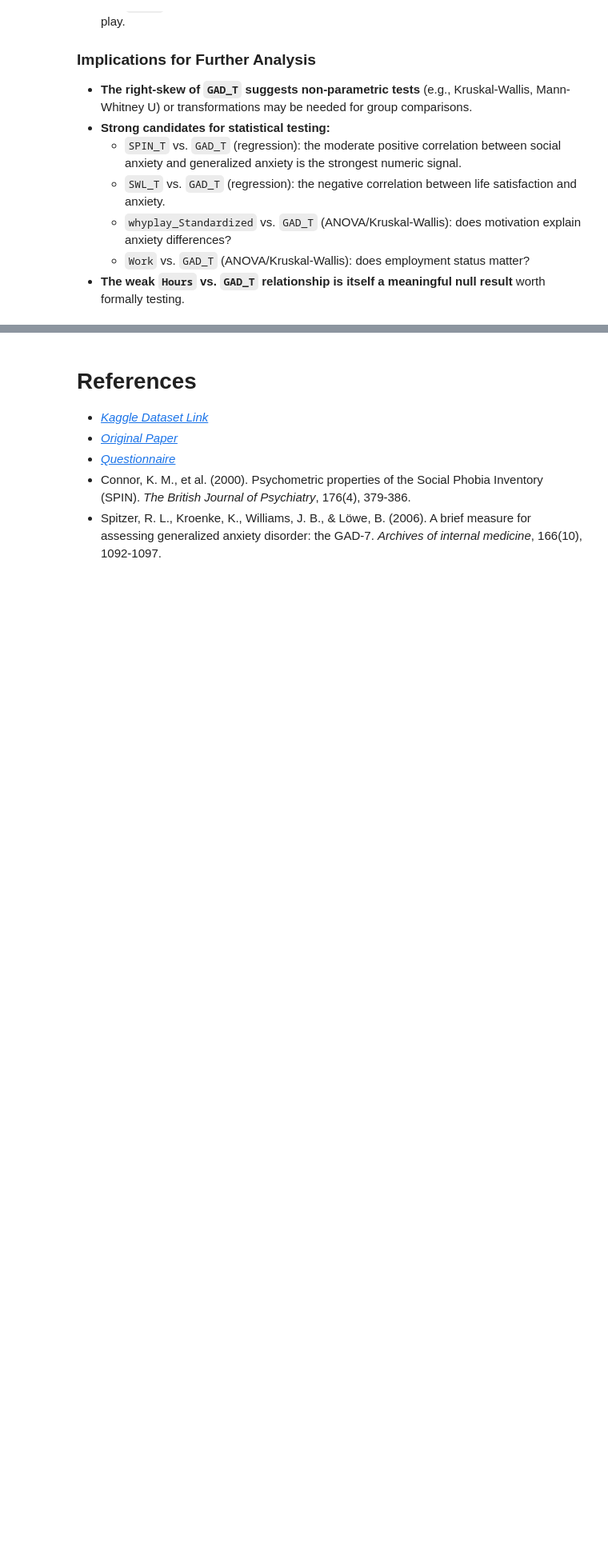
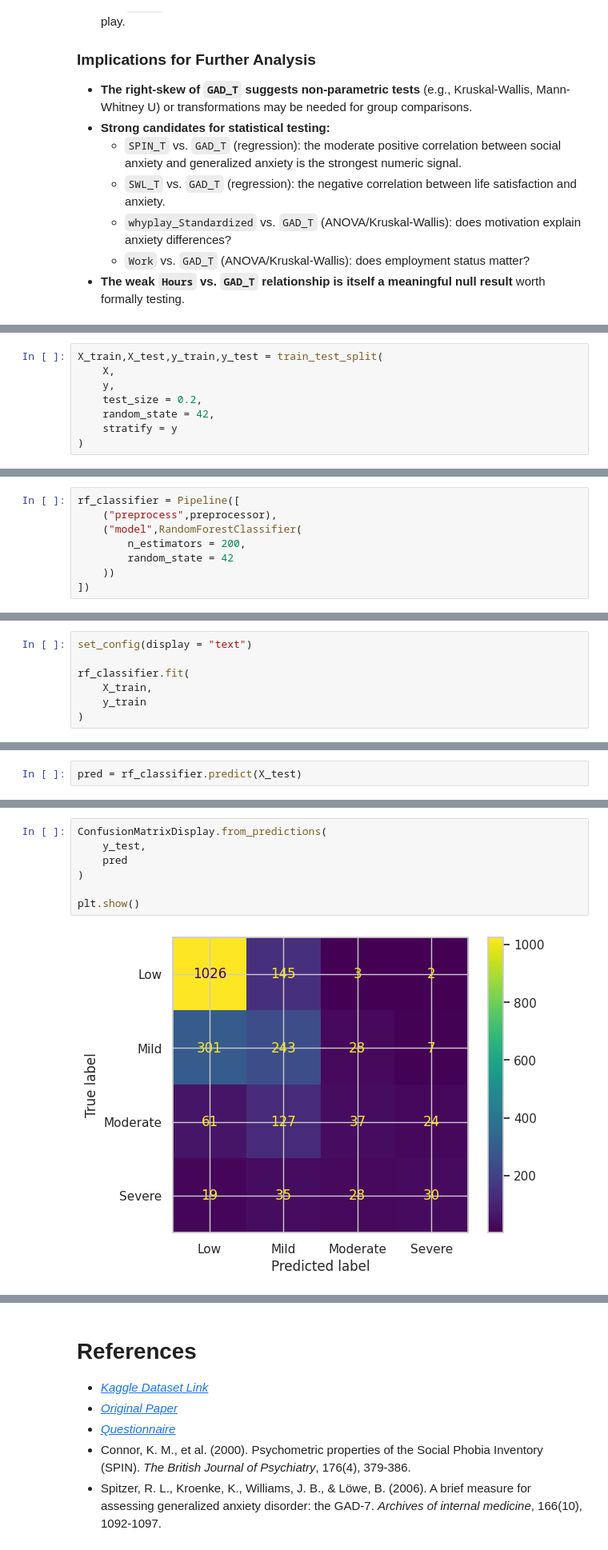
Before and after one commit to JeanLucGaffud/Statistical-Modeling-and-Simulation-Project, a Jupyter notebook: main4.ipynb, the cells around one changed output, grey strips where cells are left out. Shown at 80% size. Drawn from its saved outputs; the diff is of its cells as text; blank space fills up the shorter version.

```diff
--- a/main4.ipynb
+++ b/main4.ipynb
@@ -766,0 +1017,8 @@ Unemployed / between jobs         1028  6.35     5.0  5.36
+# %%
+X_train,X_test,y_train,y_test = train_test_split(
+    X,
+    y,
+    test_size = 0.2,
+    random_state = 42,
+    stratify = y
+)
@@ -766,0 +1027,8 @@ Unemployed / between jobs         1028  6.35     5.0  5.36
+# %%
+rf_classifier = Pipeline([
+    ("preprocess",preprocessor),
+    ("model",RandomForestClassifier(
+        n_estimators = 200,
+        random_state = 42
+    ))
+])
@@ -766,0 +1037,7 @@ Unemployed / between jobs         1028  6.35     5.0  5.36
+# %%
+set_config(display = "text")
+
+rf_classifier.fit(
+    X_train,
+    y_train
+)
@@ -766,0 +1058,2 @@ Unemployed / between jobs         1028  6.35     5.0  5.36
+# %%
+pred = rf_classifier.predict(X_test)
@@ -766,0 +1118,9 @@ Unemployed / between jobs         1028  6.35     5.0  5.36
+# %%
+ConfusionMatrixDisplay.from_predictions(
+    y_test,
+    pred
+)
+
+plt.show()
+# %% [output]
+[figure, added]
```
Also changed, not shown: parts of 83 cells of this notebook.
